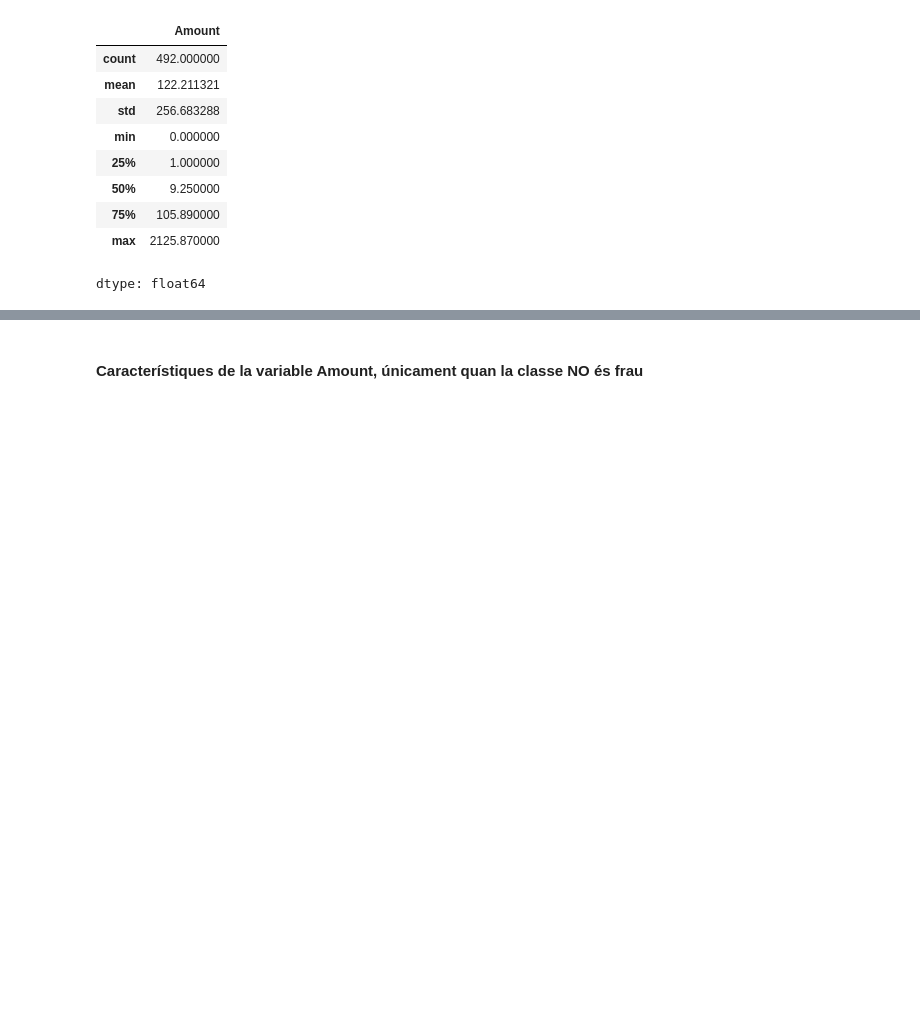
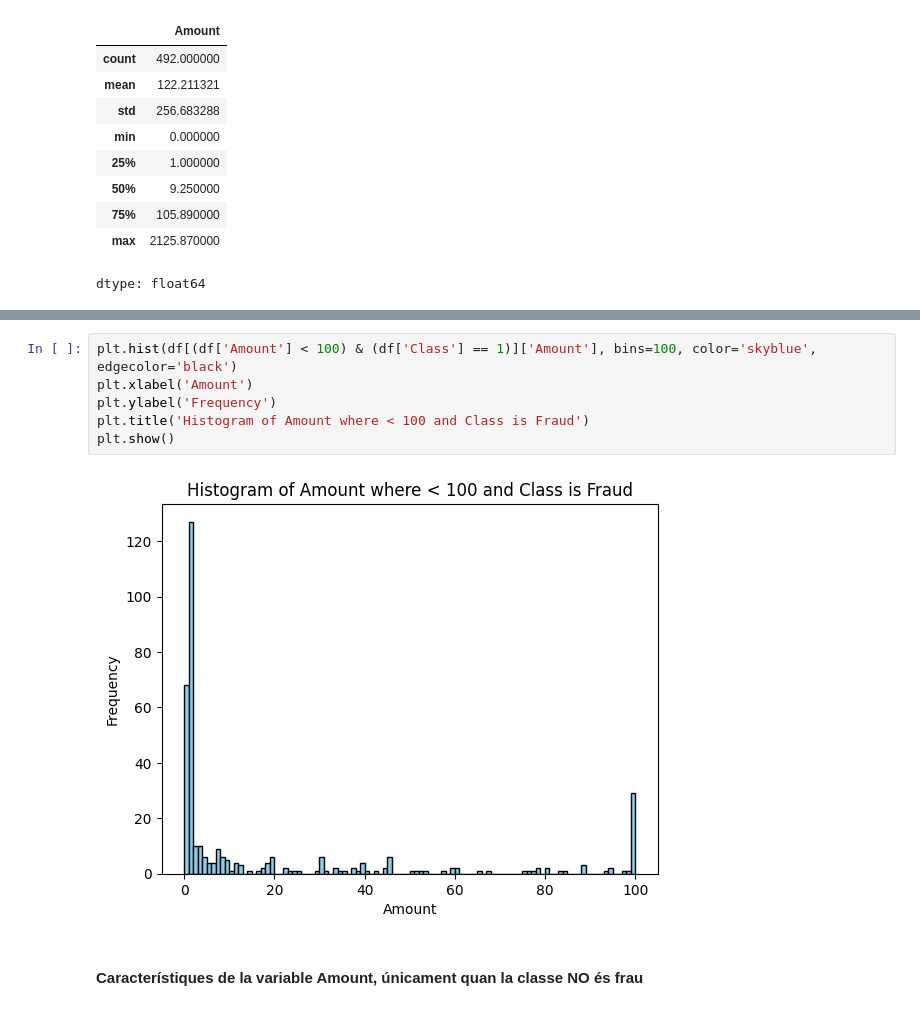
Before and after one commit to paubernabe/TFM, a Jupyter notebook: TFM.ipynb, the cells around one changed output, grey strips where cells are left out. Cells and saved outputs as stored; diff of their text form; blank space fills up the shorter version.

```diff
--- a/TFM.ipynb
+++ b/TFM.ipynb
@@ -179,3 +201,11 @@ dtype: float64
+# %%
+plt.hist(df[(df['Amount'] < 100) & (df['Class'] == 1)]['Amount'], bins=100, color='skyblue', edgecolor='black')
+plt.xlabel('Amount')
+plt.ylabel('Frequency')
+plt.title('Histogram of Amount where < 100 and Class is Fraud')
+plt.show()
+# %% [output]
+[figure, added]
 # %% [markdown]
 #### Característiques de la variable Amount, únicament quan la classe NO és frau
 # %%
```
Also changed, not shown: parts of 11 cells of this notebook.
